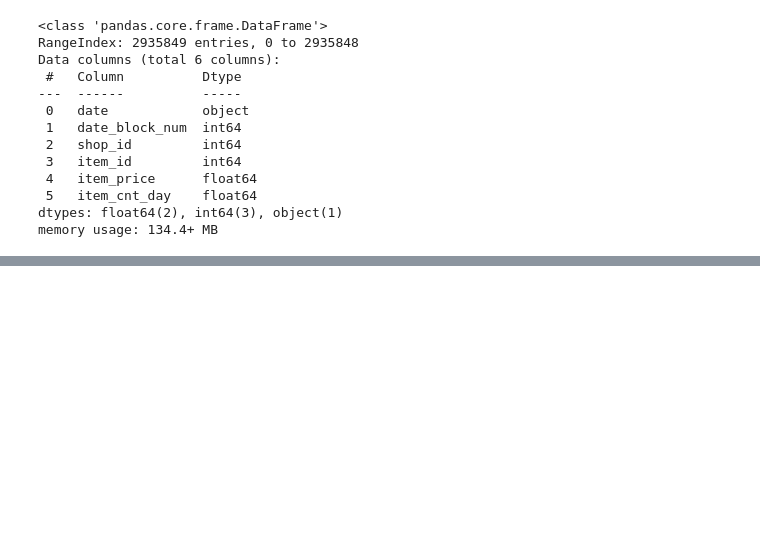
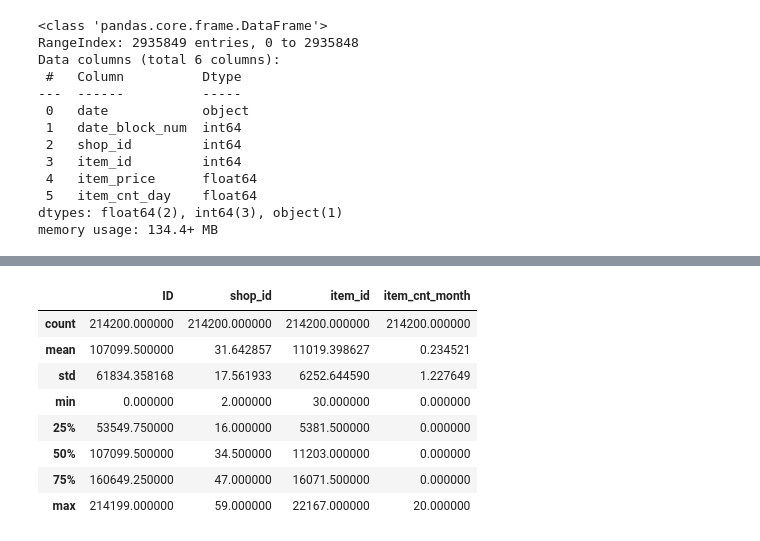
Before and after one commit to jobyid/Kaggle-Sales-Data, a Jupyter notebook: data_exploration.ipynb, the cells around one changed output, grey strips where cells are left out. Cells and saved outputs as stored; diff of their text form; code cells hidden in the pictures; blank space fills up the shorter version.

```diff
--- a/data_exploration.ipynb
+++ b/data_exploration.ipynb
@@ -55,0 +143,4 @@ KernelInterrupted: Execution interrupted by the Jupyter kernel.
+# %%
+df_nov_14 = sales_train[sales_train.date_block_num == 33 - 11]
+nov14 = df_nov_14.groupby(by=["item_id","shop_id"])['item_cnt_day'].agg(['sum']).reset_index()
+nov14.describe()
@@ -55,0 +157,17 @@ KernelInterrupted: Execution interrupted by the Jupyter kernel.
+# %%
+pred_df = test.merge(nov14, how='left',on=["shop_id", "item_id"])
+pred_df = pred_df.fillna(0)
+pred_df = pred_df.rename(columns={'sum':'item_cnt_month'})
+pred_df.item_cnt_month = pred_df.item_cnt_month * (1-0.09356275334784514)
+pred_df.item_cnt_month = pred_df.item_cnt_month.clip(lower=0, upper=20)
+pred_df.describe()
+# %% [output]
+|  | ID | shop_id | item_id | item_cnt_month |
+| count | 214200.000000 | 214200.000000 | 214200.000000 | 214200.000000 |
+| mean | 107099.500000 | 31.642857 | 11019.398627 | 0.234521 |
+| std | 61834.358168 | 17.561933 | 6252.644590 | 1.227649 |
+| min | 0.000000 | 2.000000 | 30.000000 | 0.000000 |
+| 25% | 53549.750000 | 16.000000 | 5381.500000 | 0.000000 |
+| 50% | 107099.500000 | 34.500000 | 11203.000000 | 0.000000 |
+| 75% | 160649.250000 | 47.000000 | 16071.500000 | 0.000000 |
+| max | 214199.000000 | 59.000000 | 22167.000000 | 20.000000 |
```
Also changed, not shown: parts of 17 cells of this notebook, 1 other file.
